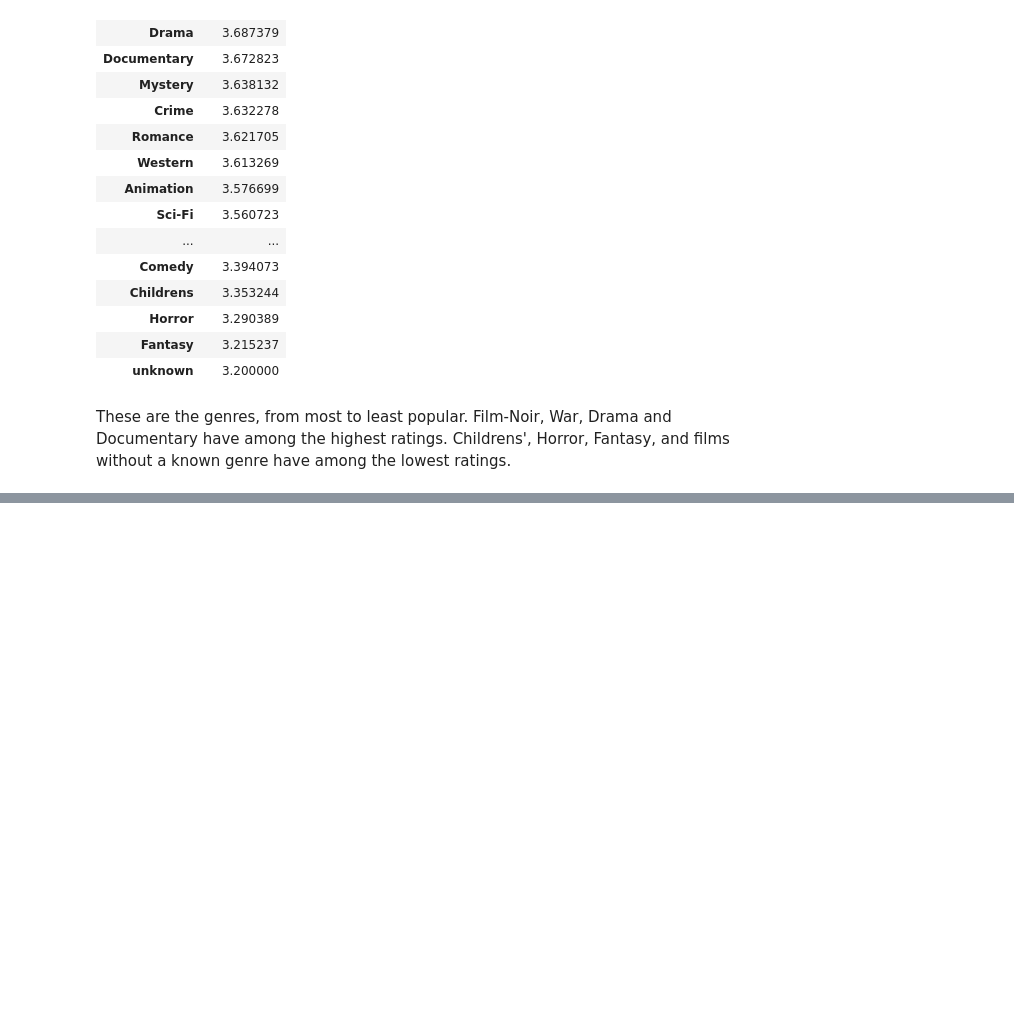
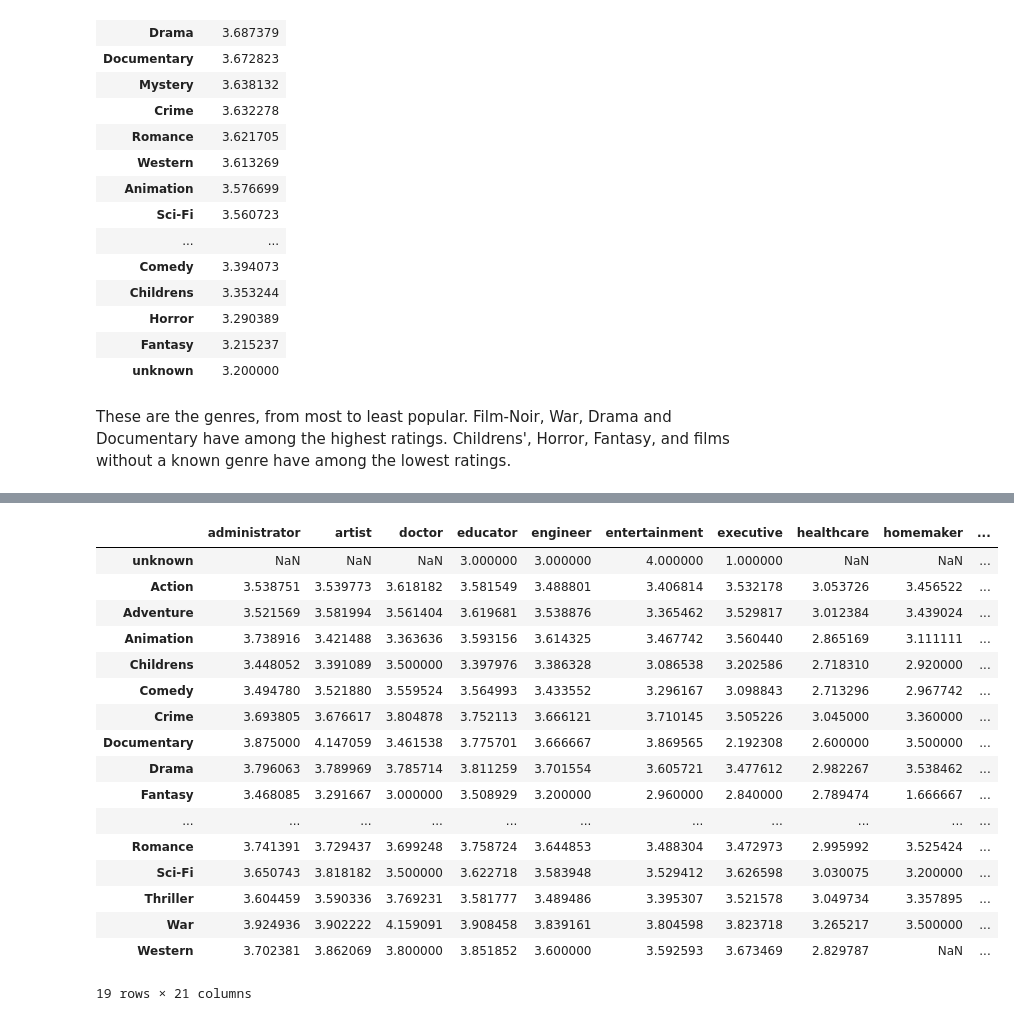
Before and after one commit to sara-shinde/MovieLens_100K_dataset_eda, a Jupyter notebook: notebooks/analysis_1.ipynb, the cells around one changed output, grey strips where cells are left out. Saved outputs shown, nothing was run; the diff lists cells and outputs as text; code cells hidden in the pictures; blank space fills up the shorter version.

```diff
--- a/notebooks/analysis_1.ipynb
+++ b/notebooks/analysis_1.ipynb
@@ -1089,0 +1162,7 @@ These are the genres, from most to least popular. Film-Noir, War, Drama and Docu
+# %%
+def calc_avg_rating_df(input_df):
+    genre_column_names = item_df.loc[:, "unknown" : "Western"].columns.to_list()
+    my_dict = {}
+    for column_name in genre_column_names:
+        my_dict[column_name] = float(input_df.loc[input_df[column_name] == 1].rating.mean())
+    return my_dict
@@ -1089,0 +1195,4 @@ These are the genres, from most to least popular. Film-Noir, War, Drama and Docu
+# %%
+with open("../data/raw/ml-100k/u.occupation", "r") as occ_file:
+    occupation_list = occ_file.read().splitlines()
+    # .read().splitlines()
@@ -1089,0 +1219,5 @@ These are the genres, from most to least popular. Film-Noir, War, Drama and Docu
+# %%
+occupation_ratings_list = []
+for occupation in occupation_list:
+    subset_all_merged = all_merged.loc[all_merged.occupation == occupation]
+    occupation_ratings_list.append(calc_avg_rating_df(subset_all_merged))
@@ -1089,0 +1244,23 @@ These are the genres, from most to least popular. Film-Noir, War, Drama and Docu
+# %%
+ratings_by_occupation_and_genre = pd.DataFrame(occupation_ratings_list, index=occupation_list).T
+# %%
+ratings_by_occupation_and_genre
+# %% [output]
+|  | administrator | artist | doctor | educator | engineer | entertainment | executive | healthcare | homemaker | ... |
+| unknown | NaN | NaN | NaN | 3.000000 | 3.000000 | 4.000000 | 1.000000 | NaN | NaN | ... |
+| Action | 3.538751 | 3.539773 | 3.618182 | 3.581549 | 3.488801 | 3.406814 | 3.532178 | 3.053726 | 3.456522 | ... |
+| Adventure | 3.521569 | 3.581994 | 3.561404 | 3.619681 | 3.538876 | 3.365462 | 3.529817 | 3.012384 | 3.439024 | ... |
+| Animation | 3.738916 | 3.421488 | 3.363636 | 3.593156 | 3.614325 | 3.467742 | 3.560440 | 2.865169 | 3.111111 | ... |
+| Childrens | 3.448052 | 3.391089 | 3.500000 | 3.397976 | 3.386328 | 3.086538 | 3.202586 | 2.718310 | 2.920000 | ... |
+| Comedy | 3.494780 | 3.521880 | 3.559524 | 3.564993 | 3.433552 | 3.296167 | 3.098843 | 2.713296 | 2.967742 | ... |
+| Crime | 3.693805 | 3.676617 | 3.804878 | 3.752113 | 3.666121 | 3.710145 | 3.505226 | 3.045000 | 3.360000 | ... |
+| Documentary | 3.875000 | 4.147059 | 3.461538 | 3.775701 | 3.666667 | 3.869565 | 2.192308 | 2.600000 | 3.500000 | ... |
+| Drama | 3.796063 | 3.789969 | 3.785714 | 3.811259 | 3.701554 | 3.605721 | 3.477612 | 2.982267 | 3.538462 | ... |
+| Fantasy | 3.468085 | 3.291667 | 3.000000 | 3.508929 | 3.200000 | 2.960000 | 2.840000 | 2.789474 | 1.666667 | ... |
+| ... | ... | ... | ... | ... | ... | ... | ... | ... | ... | ... |
+| Romance | 3.741391 | 3.729437 | 3.699248 | 3.758724 | 3.644853 | 3.488304 | 3.472973 | 2.995992 | 3.525424 | ... |
+| Sci-Fi | 3.650743 | 3.818182 | 3.500000 | 3.622718 | 3.583948 | 3.529412 | 3.626598 | 3.030075 | 3.200000 | ... |
+| Thriller | 3.604459 | 3.590336 | 3.769231 | 3.581777 | 3.489486 | 3.395307 | 3.521578 | 3.049734 | 3.357895 | ... |
+| War | 3.924936 | 3.902222 | 4.159091 | 3.908458 | 3.839161 | 3.804598 | 3.823718 | 3.265217 | 3.500000 | ... |
+| Western | 3.702381 | 3.862069 | 3.800000 | 3.851852 | 3.600000 | 3.592593 | 3.673469 | 2.829787 | NaN | ... |
+19 rows × 21 columns
```
Also changed, not shown: parts of 30 cells of this notebook.
